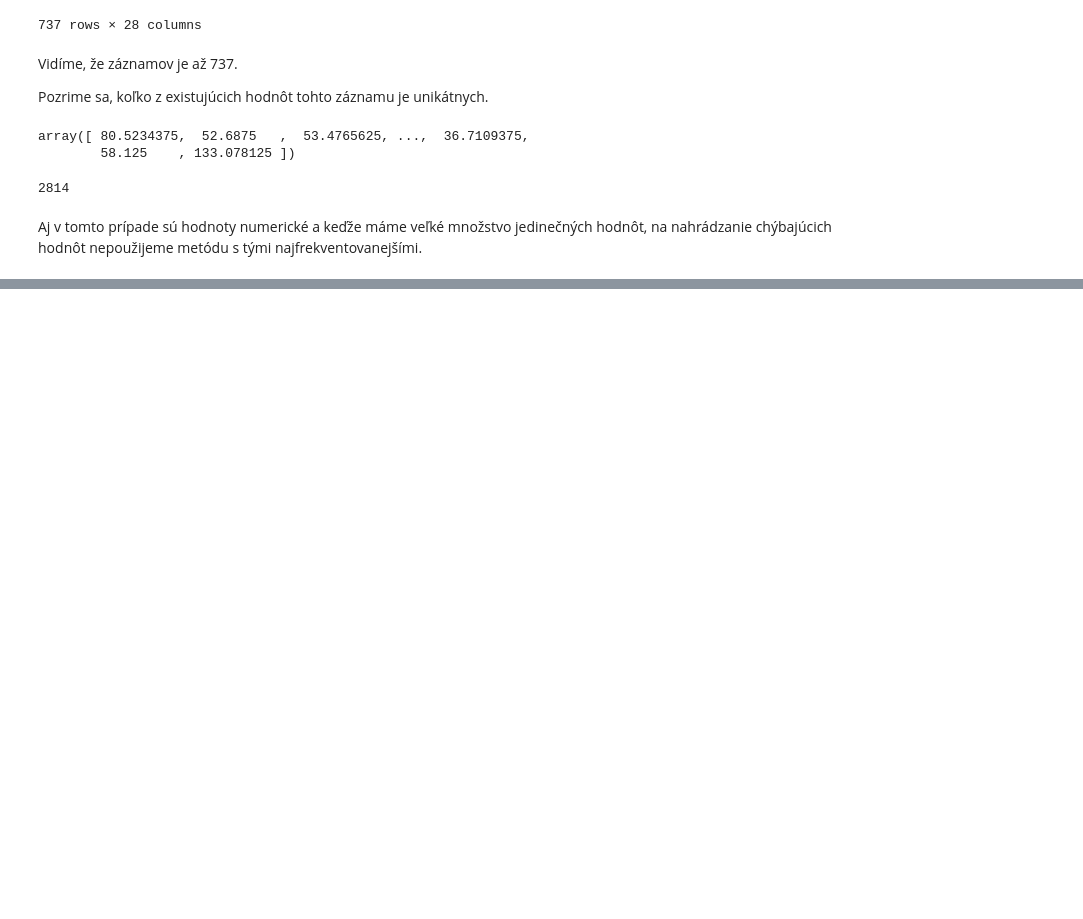
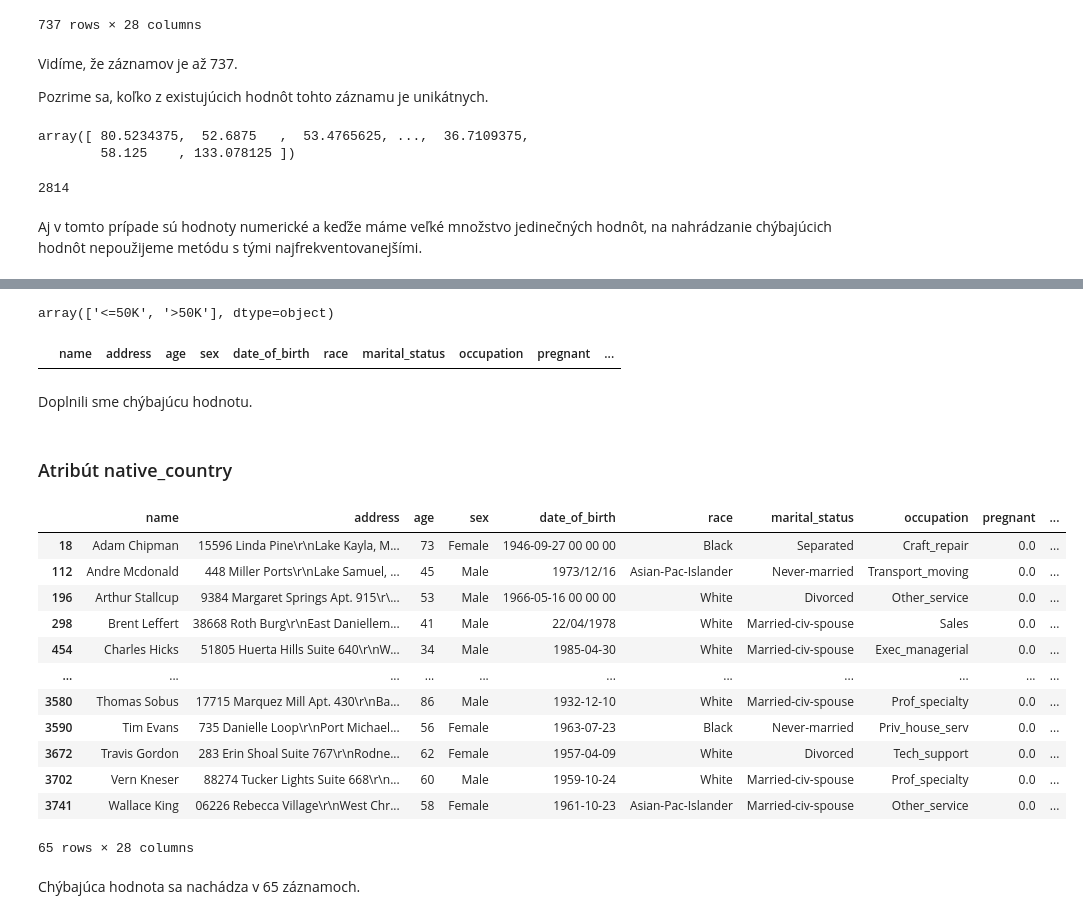
Before and after one commit to martinbudinsky3/diabetes-prediction, a Jupyter notebook: Budinsky_Balekova_Predspracovanie.ipynb, the cells around one changed output, grey strips where cells are left out. Saved outputs shown, nothing was run; the diff lists cells and outputs as text; code cells hidden in the pictures; blank space fills up the shorter version.

Commit message:
Doplnenie chybajucich hodnot (okrem 2)

```diff
--- a/Budinsky_Balekova_Predspracovanie.ipynb
+++ b/Budinsky_Balekova_Predspracovanie.ipynb
@@ -766,0 +813,4 @@ V predchádzajúcom prípade sme doplnili hodnotu priemerom. Teraz, keď je chý
+# %%
+imp_edu = SimpleImputer(missing_values=np.nan, strategy='most_frequent')
+imp_edu.fit(train_data[['education']])
+train_data['education'] = imp_edu.transform(train_data[['education']])
@@ -766,0 +854,34 @@ V predchádzajúcom prípade sme doplnili hodnotu priemerom. Teraz, keď je chý
+# %%
+imp_income = SimpleImputer(missing_values=np.nan, strategy='most_frequent')
+imp_income.fit(train_data[['income']])
+train_data['income'] = imp_income.transform(train_data[['income']])
+# %%
+train_data['income'].unique()
+# %% [output]
+array(['<=50K', '>50K'], dtype=object)
+# %%
+train_data[train_data['income'].isnull()]
+# %% [output]
+|  | name | address | age | sex | date_of_birth | race | marital_status | occupation | pregnant | ... |
+# %% [markdown]
+Doplnili sme chýbajúcu hodnotu.
+# %% [markdown]
+### Atribút native_country
+# %%
+train_data[train_data['native_country'].isnull()]
+# %% [output]
+|  | name | address | age | sex | date_of_birth | race | marital_status | occupation | pregnant | ... |
+| 18 | Adam Chipman | 15596 Linda Pine\r\nLake Kayla, M... | 73 | Female | 1946-09-27 00 00 00 | Black | Separated | Craft_repair | 0.0 | ... |
+| 112 | Andre Mcdonald | 448 Miller Ports\r\nLake Samuel, ... | 45 | Male | 1973/12/16 | Asian-Pac-Islander | Never-married | Transport_moving | 0.0 | ... |
+| 196 | Arthur Stallcup | 9384 Margaret Springs Apt. 915\r\... | 53 | Male | 1966-05-16 00 00 00 | White | Divorced | Other_service | 0.0 | ... |
+| 298 | Brent Leffert | 38668 Roth Burg\r\nEast Daniellem... | 41 | Male | 22/04/1978 | White | Married-civ-spouse | Sales | 0.0 | ... |
+| 454 | Charles Hicks | 51805 Huerta Hills Suite 640\r\nW... | 34 | Male | 1985-04-30 | White | Married-civ-spouse | Exec_managerial | 0.0 | ... |
+| ... | ... | ... | ... | ... | ... | ... | ... | ... | ... | ... |
+| 3580 | Thomas Sobus | 17715 Marquez Mill Apt. 430\r\nBa... | 86 | Male | 1932-12-10 | White | Married-civ-spouse | Prof_specialty | 0.0 | ... |
+| 3590 | Tim Evans | 735 Danielle Loop\r\nPort Michael... | 56 | Female | 1963-07-23 | Black | Never-married | Priv_house_serv | 0.0 | ... |
+| 3672 | Travis Gordon | 283 Erin Shoal Suite 767\r\nRodne... | 62 | Female | 1957-04-09 | White | Divorced | Tech_support | 0.0 | ... |
+| 3702 | Vern Kneser | 88274 Tucker Lights Suite 668\r\n... | 60 | Male | 1959-10-24 | White | Married-civ-spouse | Prof_specialty | 0.0 | ... |
+| 3741 | Wallace King | 06226 Rebecca Village\r\nWest Chr... | 58 | Female | 1961-10-23 | Asian-Pac-Islander | Married-civ-spouse | Other_service | 0.0 | ... |
+65 rows × 28 columns
+# %% [markdown]
+Chýbajúca hodnota sa nachádza v 65 záznamoch.
```
Also changed, not shown: parts of 63 cells of this notebook.
